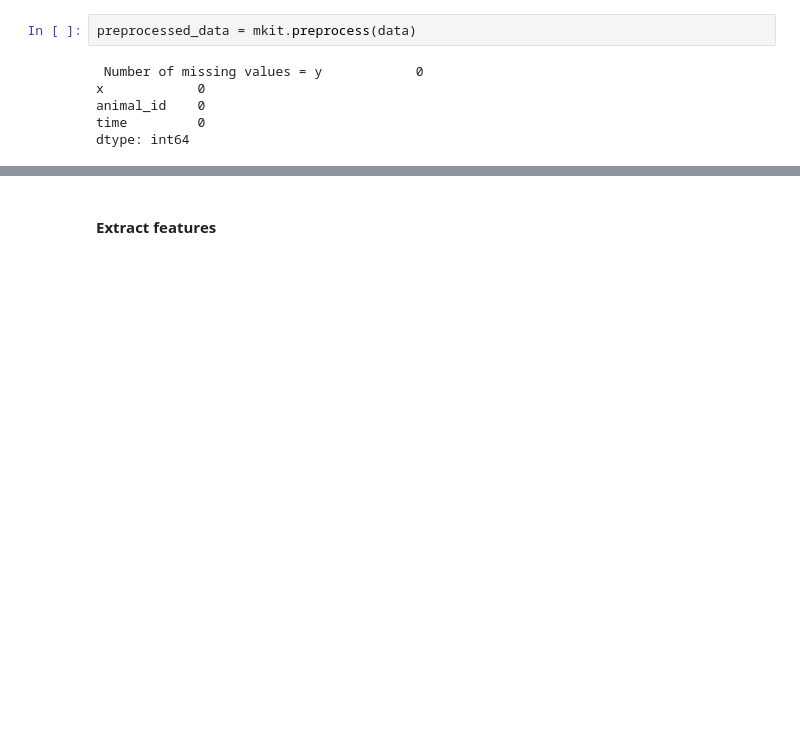
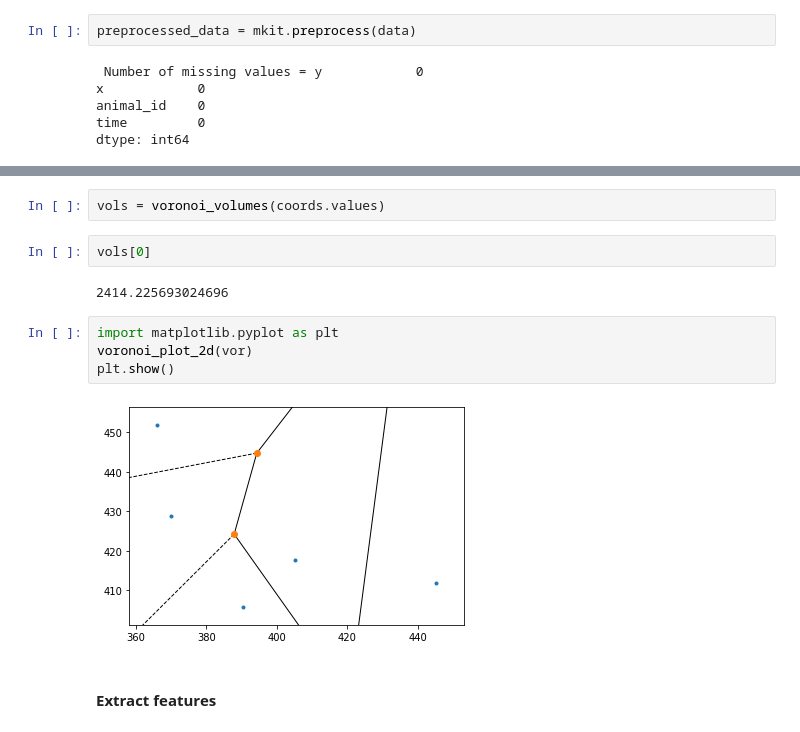
Before and after one commit to dbvis-ukon/movekit, a Jupyter notebook: examples/demo.ipynb, the cells around one changed output, grey strips where cells are left out. Drawn from its saved outputs; the diff is of its cells as text; blank space fills up the shorter version.

```diff
--- a/examples/demo.ipynb
+++ b/examples/demo.ipynb
@@ -44,3 +94,15 @@ dtype: int64
+# %%
+vols = voronoi_volumes(coords.values)
+# %%
+vols[0]
+# %% [output]
+2414.225693024696
+# %%
+import matplotlib.pyplot as plt
+voronoi_plot_2d(vor)
+plt.show()
+# %% [output]
+[figure, added]
 # %% [markdown]
 #### Extract features
 # %%
```
Also changed, not shown: parts of 8 cells of this notebook, 7 other files.
